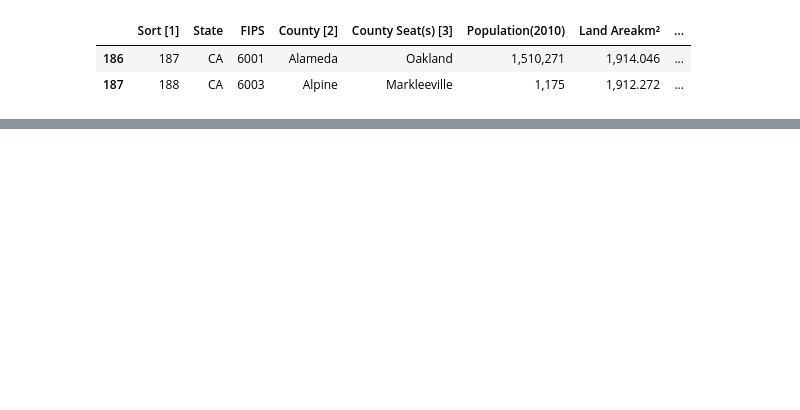
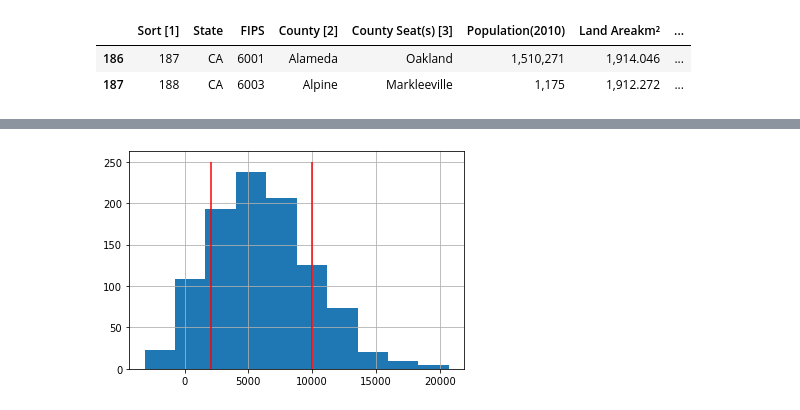
Before and after one commit to john-c-simmons/pres_election, a Jupyter notebook: notebooks/will/Will.ipynb, the cells around one changed output, grey strips where cells are left out. Cells and saved outputs as stored; diff of their text form; code cells hidden in the pictures; blank space fills up the shorter version.

```diff
--- a/notebooks/will/Will.ipynb
+++ b/notebooks/will/Will.ipynb
@@ -106,0 +148,10 @@ pres_clean[pres_clean["year"]==2012].head(20)
+# %%
+import matplotlib.pyplot as plt
+diffs = [np.random.choice((j.dem_votes - j.rep_votes), size=481).mean() for x in range(1000)]
+diffs = np.array(diffs)
+plt.hist(diffs)
+plt.vlines(diffs.mean()-diffs.std(), 0, 250, color='red')
+plt.vlines(diffs.mean()+diffs.std(), 0, 250, color='red')
+plt.grid();
+# %% [output]
+[figure, added]
```
Also changed, not shown: parts of 24 cells of this notebook, 1 other file.
